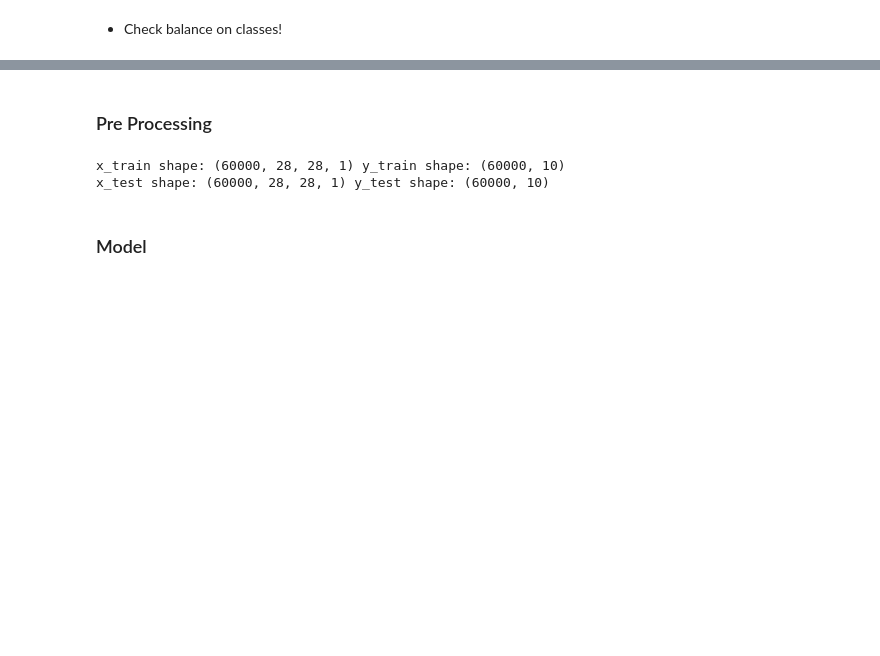
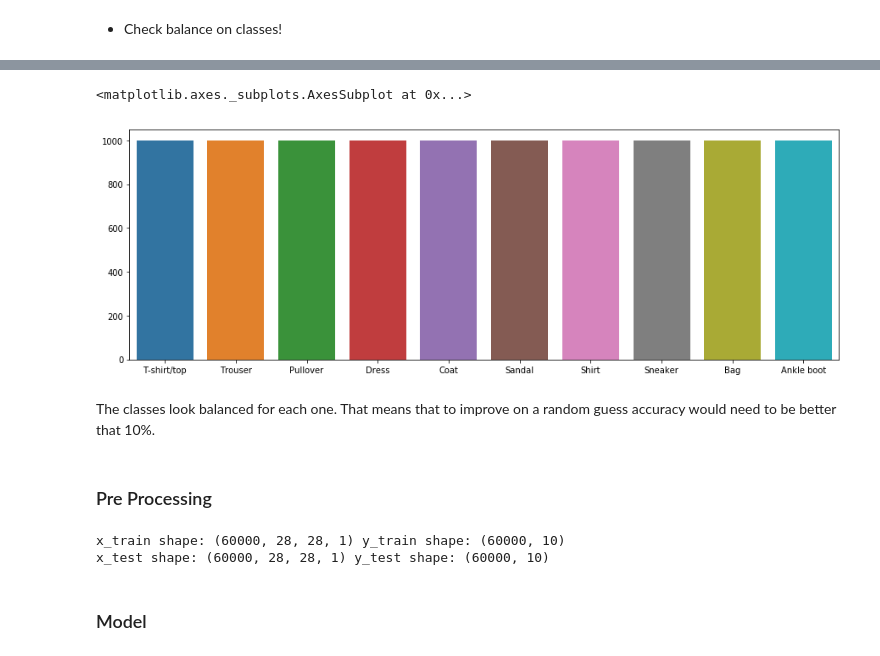
Before and after one commit to maytheforkbewithyou/FutureFragment, a Jupyter notebook: Yevashan Perumal Future Fragment Assessment.ipynb, the cells around one changed output, grey strips where cells are left out. Saved outputs shown, nothing was run; the diff lists cells and outputs as text; code cells hidden in the pictures; blank space fills up the shorter version.

```diff
--- a/Yevashan Perumal Future Fragment Assessment.ipynb
+++ b/Yevashan Perumal Future Fragment Assessment.ipynb
@@ -102,3 +109,11 @@ show_images(x_train,y_train)
+# %%
+fig,ax = plt.subplots(figsize=(15,5))
+sns.barplot(fashion_mnist_labels,np.unique(y_test, return_counts=True)[1],ax=ax)
+# %% [output]
+<matplotlib.axes._subplots.AxesSubplot at 0x...>
+[figure, added]
+# %% [markdown]
+The classes look balanced for each one. That means that to improve on a random guess accuracy would need to be better that 10%.
 # %% [markdown]
 ### Pre Processing
 # %%
```
Also changed, not shown: parts of 24 cells of this notebook, 1 other file.
